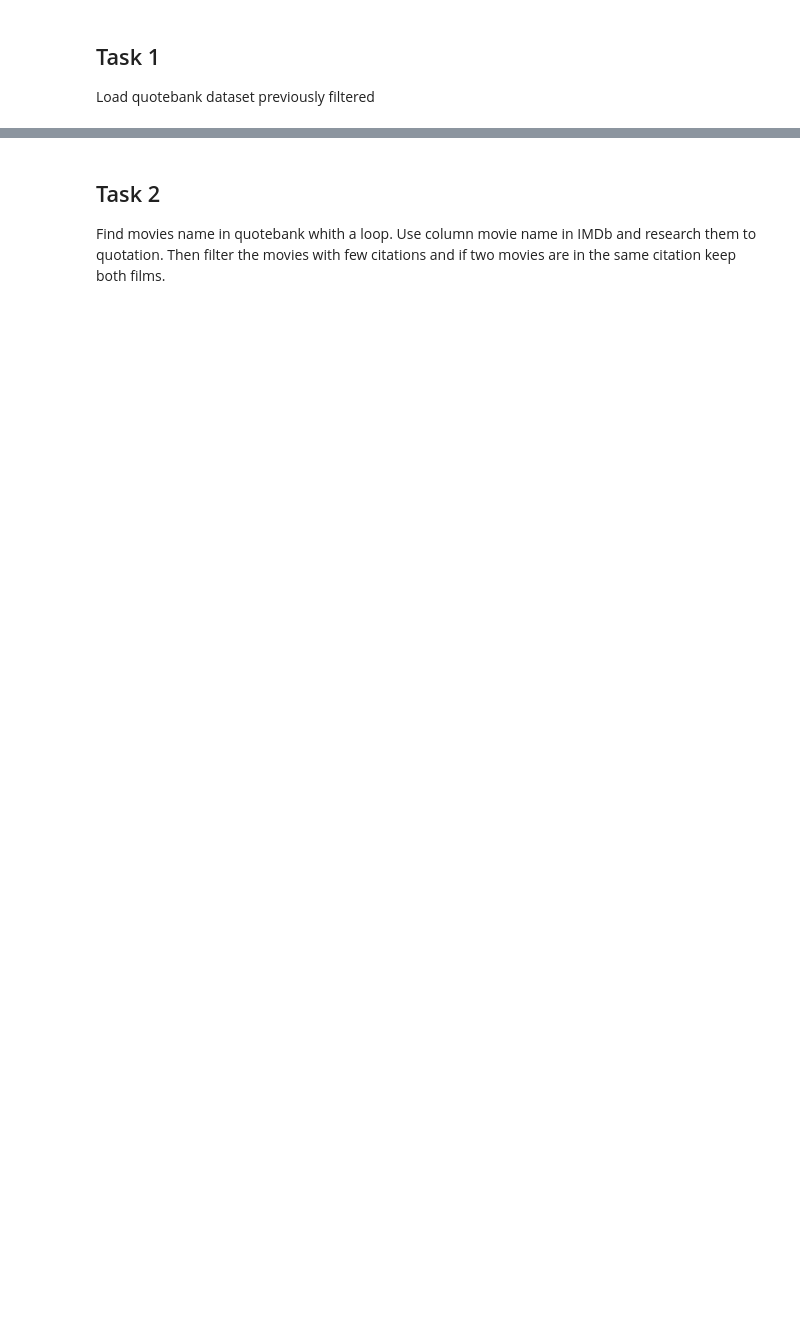
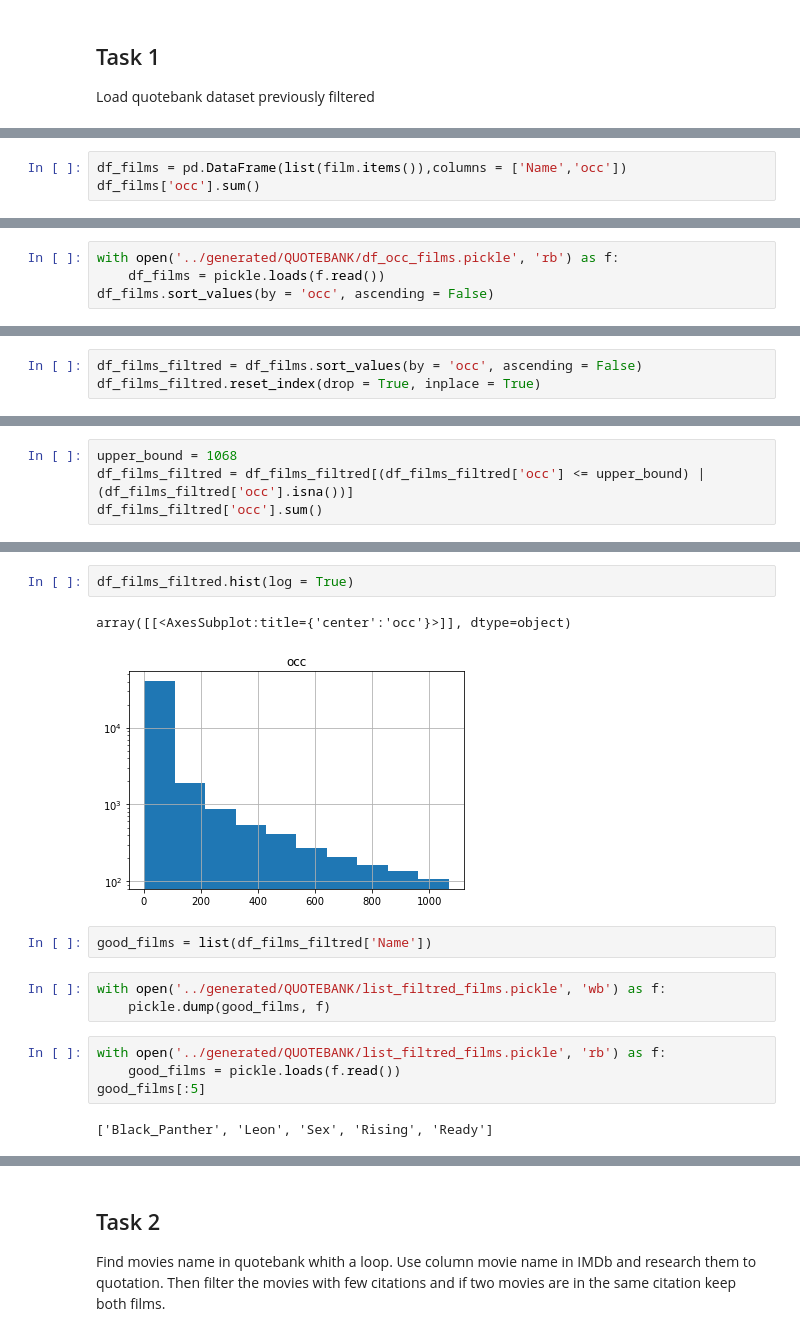
Before and after one commit to epfl-ada/ada-2021-project-escouade, a Jupyter notebook: src/Question_2.ipynb, the cells around one changed output, grey strips where cells are left out. Saved outputs shown, nothing was run; the diff lists cells and outputs as text; blank space fills up the shorter version.

```diff
--- a/src/Question_2.ipynb
+++ b/src/Question_2.ipynb
@@ -7,0 +76,3 @@ Load quotebank dataset previously filtered
+# %%
+df_films = pd.DataFrame(list(film.items()),columns = ['Name','occ'])
+df_films['occ'].sum()
@@ -7,0 +81,4 @@ Load quotebank dataset previously filtered
+# %%
+with open('../generated/QUOTEBANK/df_occ_films.pickle', 'rb') as f:
+    df_films = pickle.loads(f.read())
+df_films.sort_values(by = 'occ', ascending = False)
@@ -7,0 +101,3 @@ Load quotebank dataset previously filtered
+# %%
+df_films_filtred = df_films.sort_values(by = 'occ', ascending = False)
+df_films_filtred.reset_index(drop = True, inplace = True)
@@ -7,0 +111,4 @@ Load quotebank dataset previously filtered
+# %%
+upper_bound = 1068
+df_films_filtred = df_films_filtred[(df_films_filtred['occ'] <= upper_bound) | (df_films_filtred['occ'].isna())]
+df_films_filtred['occ'].sum()
@@ -7,0 +137,16 @@ Load quotebank dataset previously filtered
+# %%
+df_films_filtred.hist(log = True)
+# %% [output]
+array([[<AxesSubplot:title={'center':'occ'}>]], dtype=object)
+[figure, added]
+# %%
+good_films = list(df_films_filtred['Name'])
+# %%
+with open('../generated/QUOTEBANK/list_filtred_films.pickle', 'wb') as f:
+    pickle.dump(good_films, f)
+# %%
+with open('../generated/QUOTEBANK/list_filtred_films.pickle', 'rb') as f:
+    good_films = pickle.loads(f.read())
+good_films[:5]
+# %% [output]
+['Black_Panther', 'Leon', 'Sex', 'Rising', 'Ready']
```
Also changed, not shown: parts of 42 cells of this notebook.
